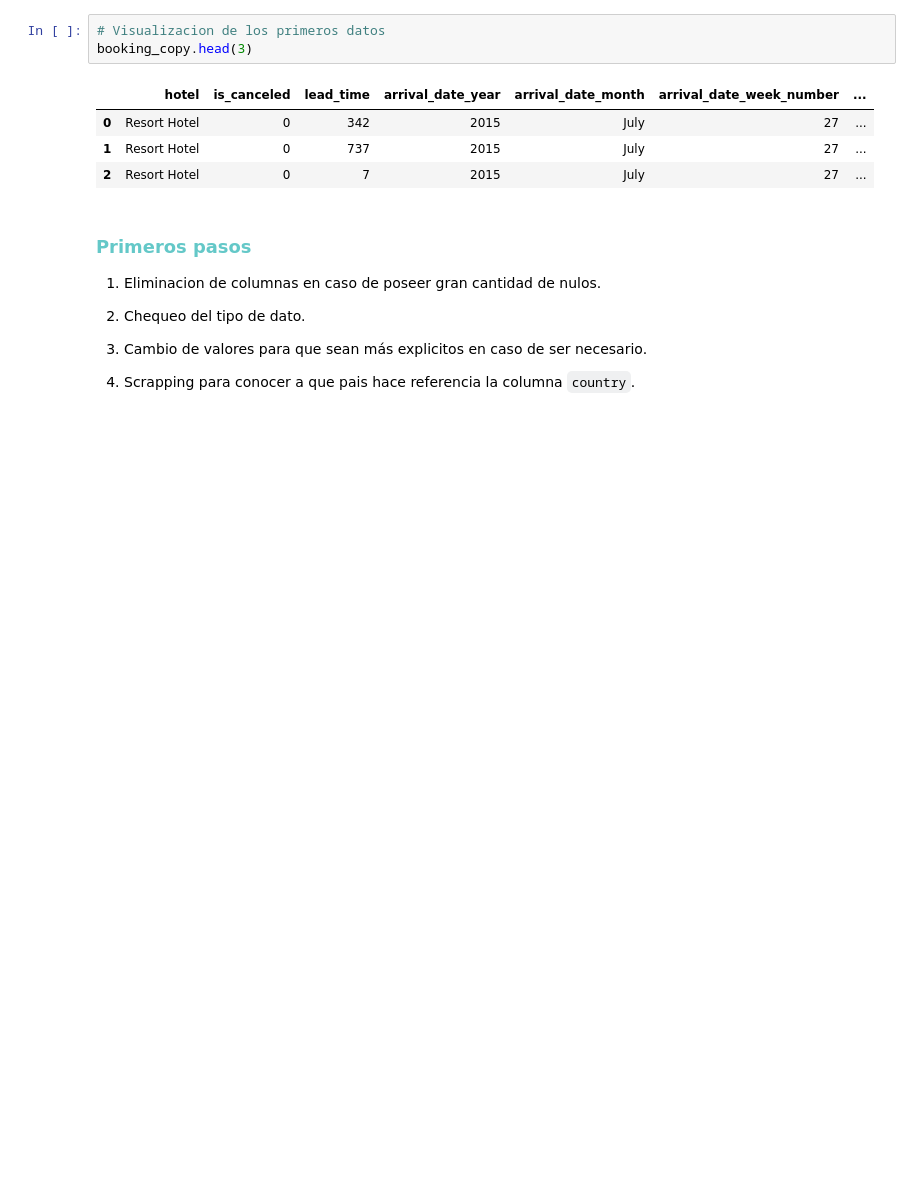
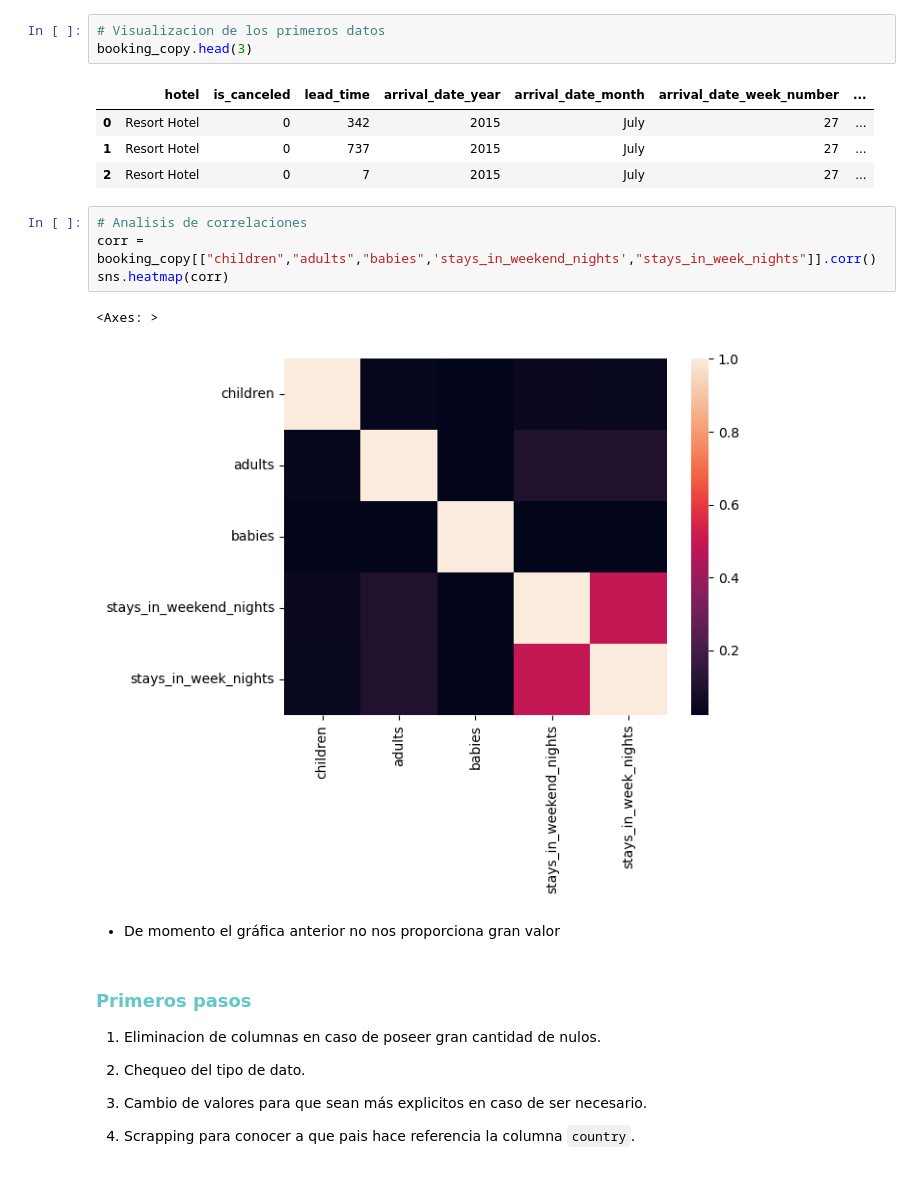
Before and after one commit to MartinFerrari5/Booking-Analysis, a Jupyter notebook: booking.ipynb, the cells around one changed output. Drawn from its saved outputs; the diff is of its cells as text; blank space fills up the shorter version.

Commit message:
Analisis y graficos

```diff
--- a/booking.ipynb
+++ b/booking.ipynb
@@ -41,6 +42,15 @@ booking_copy.head(3)
 | 0 | Resort Hotel | 0 | 342 | 2015 | July | 27 | ... |
 | 1 | Resort Hotel | 0 | 737 | 2015 | July | 27 | ... |
 | 2 | Resort Hotel | 0 | 7 | 2015 | July | 27 | ... |
+# %%
+# Analisis de correlaciones
+corr = booking_copy[["children","adults","babies",'stays_in_weekend_nights',"stays_in_week_nights"]].corr()
+sns.heatmap(corr)
+# %% [output]
+<Axes: >
+[figure, added]
+# %% [markdown]
+- De momento el gráfica anterior no nos proporciona gran valor
 # %% [markdown]
 ### <p style="color:rgb(100,200,200)"> <b>Primeros pasos</b></p>
 
```
Also changed, not shown: parts of 4 cells of this notebook.
